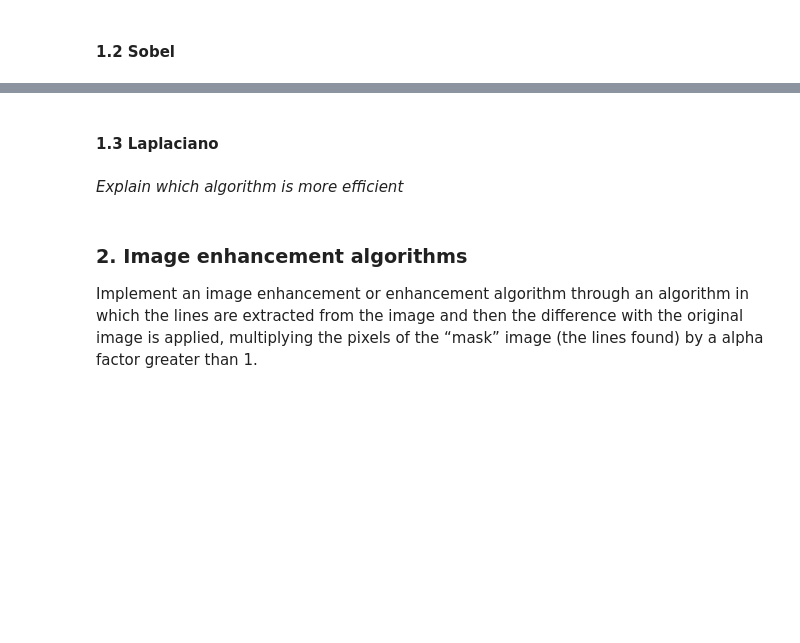
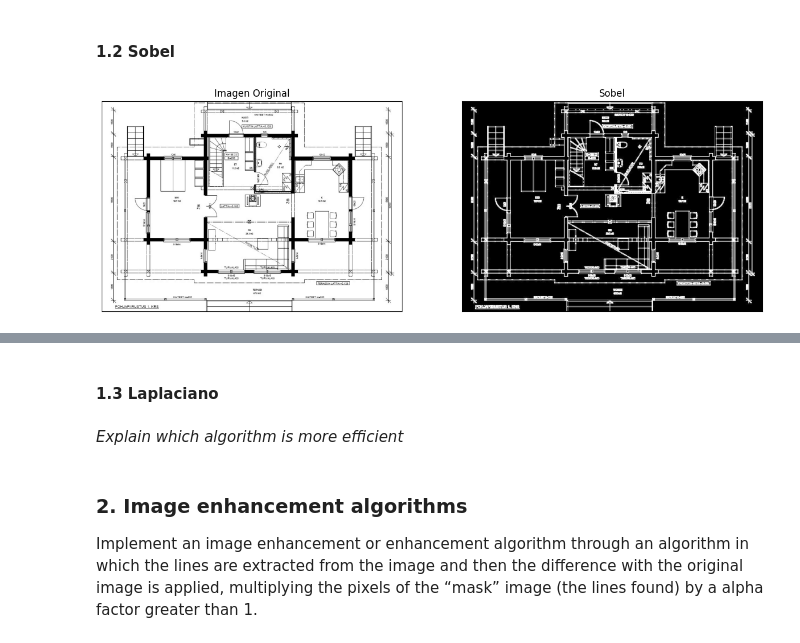
Before and after one commit to alcalderagl/processing_images, a Jupyter notebook: activity 2/spatial_domain_algorithms.ipynb, the cells around one changed output, grey strips where cells are left out. Drawn from its saved outputs; the diff is of its cells as text; code cells hidden in the pictures; blank space fills up the shorter version.

```diff
--- a/activity 2/spatial_domain_algorithms.ipynb
+++ b/activity 2/spatial_domain_algorithms.ipynb
@@ -37,2 +103,53 @@ from PIL import Image
 # %% [markdown]
 #### 1.2 Sobel
+# %%
+# Convert image into gray
+plans = plans.convert("L")
+
+# normalizie the image
+gray_image = np.array(plans, dtype=np.float32) / 255.0
+
+# define Sobel filters
+sobel_x = np.array([[-1, 0, 1], [-2, 0, 2], [-1, 0, 1]])
+sobel_y = np.array([[-1, -2, -1], [0, 0, 0], [1, 2, 1]])
+
+# Get height and widht of the image
+height = gray_image.shape[0]
+width = gray_image.shape[1]
+
+
+# Initialize empty array for edges
+gradient_x = np.zeros_like(gray_image)
+gradient_y = np.zeros_like(gray_image)
+
+# Appliying Sobel method
+for i in range(1, height - 1):
+    for j in range(1, width - 1):
+
+        region = gray_image[i - 1:i + 2, j - 1:j + 2]
+        gradient_x[i, j] = np.sum(region * sobel_x)
+        gradient_y[i, j] = np.sum(region * sobel_y)
+
+gradient_magnitude = np.sqrt(gradient_x**2 + gradient_y**2)
+gradient_direction = np.arctan2(gradient_y, gradient_x)
+
+# normalizie the magnitud
+gradient_magnitude = np.clip(gradient_magnitude, 0, 1)
+
+plt.figure(figsize=(15, 5))
+
+plt.subplot(1, 2, 1)
+plt.imshow(gray_image, cmap="gray")
+plt.title("Imagen Original")
+plt.xticks([])
+plt.yticks([])
+
+plt.subplot(1, 2, 2)
+plt.imshow(gradient_magnitude, cmap="gray")
+plt.title("Sobel")
+plt.xticks([])
+plt.yticks([])
+
+plt.show()
+# %% [output]
+[figure, added]
```
Also changed, not shown: parts of 5 cells of this notebook, 4 other files.
